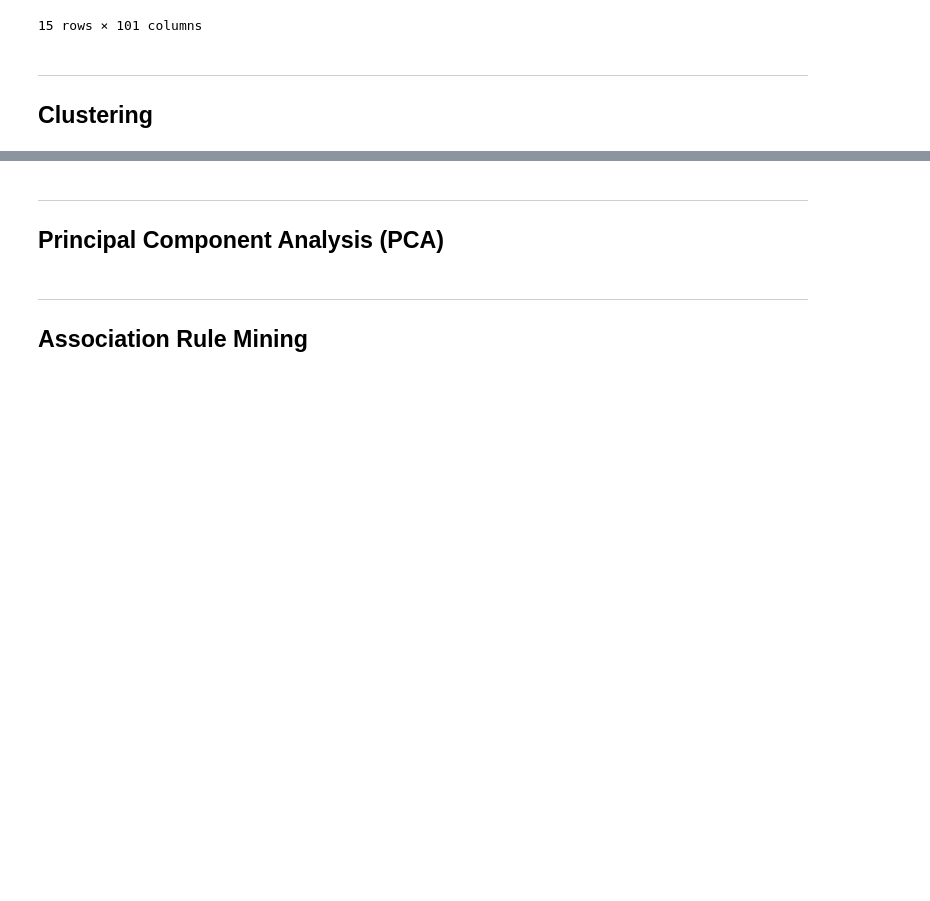
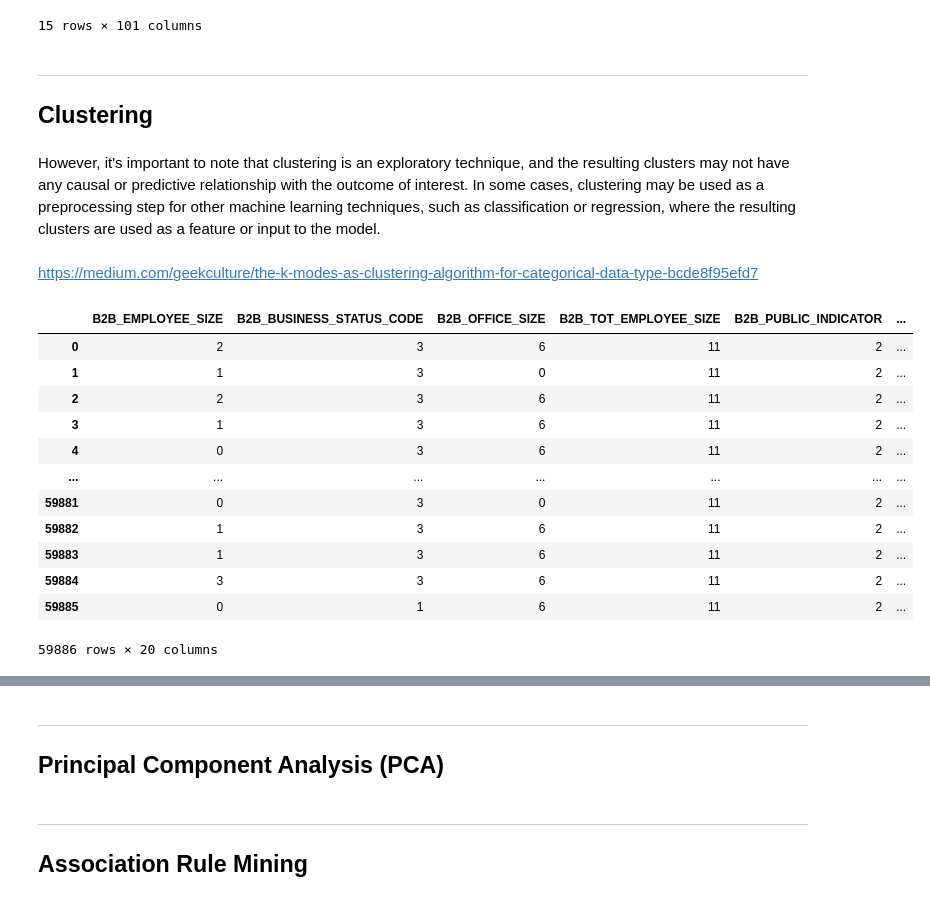
Before and after one commit to ritou344/Data-Project, a Jupyter notebook: TEST_Unsupervised Modelling.ipynb, the cells around one changed output, grey strips where cells are left out. Drawn from its saved outputs; the diff is of its cells as text; code cells hidden in the pictures; blank space fills up the shorter version.

```diff
--- a/TEST_Unsupervised Modelling.ipynb
+++ b/TEST_Unsupervised Modelling.ipynb
@@ -67,3 +67,7 @@ df_firmographic.head(15)
 # %% [markdown]
 ---
 ## Clustering <a class="anchor" id="Clustering"></a>
+# %% [markdown]
+However, it's important to note that clustering is an exploratory technique, and the resulting clusters may not have any causal or predictive relationship with the outcome of interest. In some cases, clustering may be used as a preprocessing step for other machine learning techniques, such as classification or regression, where the resulting clusters are used as a feature or input to the model.
+# %% [markdown]
+https://medium.com/geekculture/the-k-modes-as-clustering-algorithm-for-categorical-data-type-bcde8f95efd7
@@ -69,0 +97,19 @@ df_firmographic.head(15)
+# %%
+from sklearn import preprocessing
+le = preprocessing.LabelEncoder()
+df_cluster = df_cluster.apply(le.fit_transform)
+df_cluster
+# %% [output]
+|  | B2B_EMPLOYEE_SIZE | B2B_BUSINESS_STATUS_CODE | B2B_OFFICE_SIZE | B2B_TOT_EMPLOYEE_SIZE | B2B_PUBLIC_INDICATOR | ... |
+| 0 | 2 | 3 | 6 | 11 | 2 | ... |
+| 1 | 1 | 3 | 0 | 11 | 2 | ... |
+| 2 | 2 | 3 | 6 | 11 | 2 | ... |
+| 3 | 1 | 3 | 6 | 11 | 2 | ... |
+| 4 | 0 | 3 | 6 | 11 | 2 | ... |
+| ... | ... | ... | ... | ... | ... | ... |
+| 59881 | 0 | 3 | 0 | 11 | 2 | ... |
+| 59882 | 1 | 3 | 6 | 11 | 2 | ... |
+| 59883 | 1 | 3 | 6 | 11 | 2 | ... |
+| 59884 | 3 | 3 | 6 | 11 | 2 | ... |
+| 59885 | 0 | 1 | 6 | 11 | 2 | ... |
+59886 rows × 20 columns
```
Also changed, not shown: parts of 28 cells of this notebook, 3 other files.
